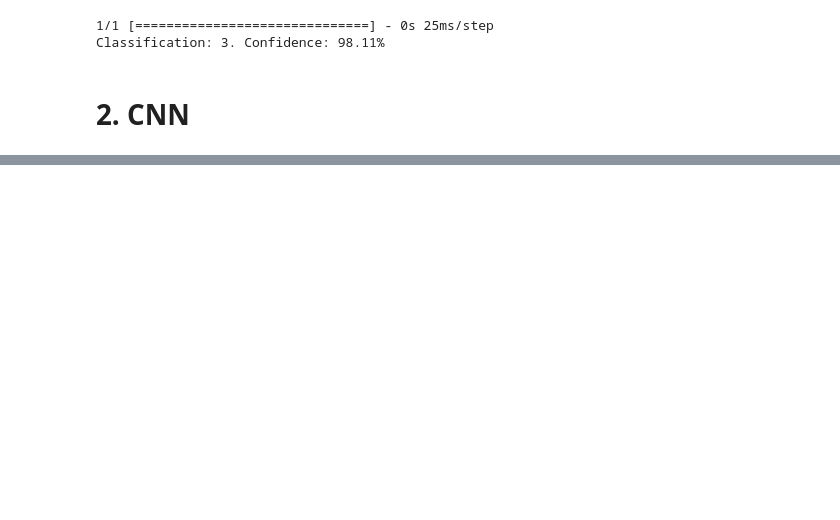
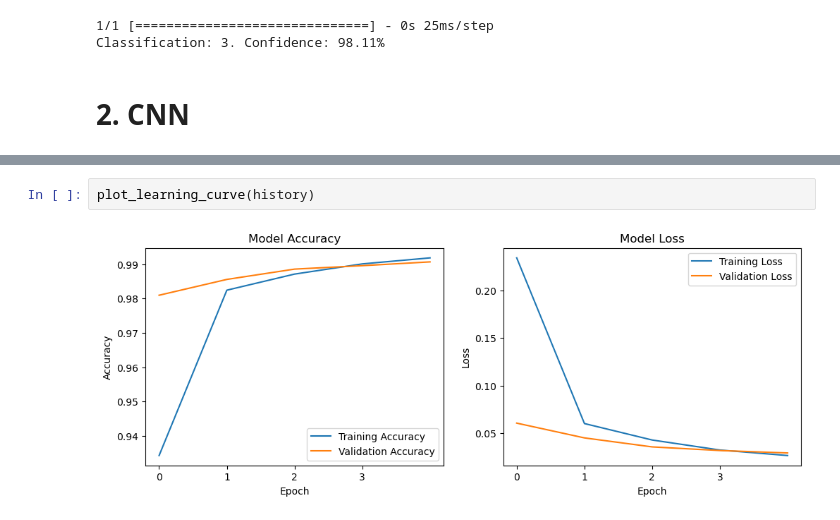
Before and after one commit to MeGysssTaa/bfu-ml-labs, a Jupyter notebook: lab_8/lab_tensorflow.ipynb, the cells around one changed output, grey strips where cells are left out. Drawn from its saved outputs; the diff is of its cells as text; blank space fills up the shorter version.

```diff
--- a/lab_8/lab_tensorflow.ipynb
+++ b/lab_8/lab_tensorflow.ipynb
@@ -405,0 +477,4 @@ Classification: 3. Confidence: 98.11%
+# %%
+plot_learning_curve(history)
+# %% [output]
+[figure, added]
```
Also changed, not shown: parts of 14 cells of this notebook.
